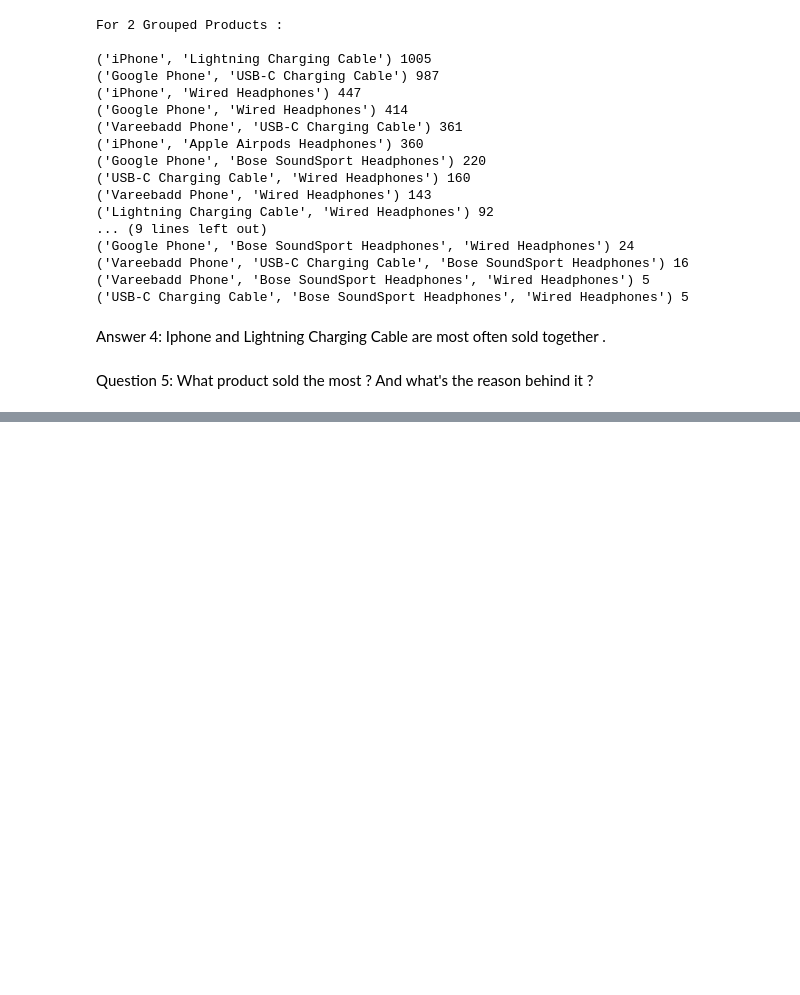
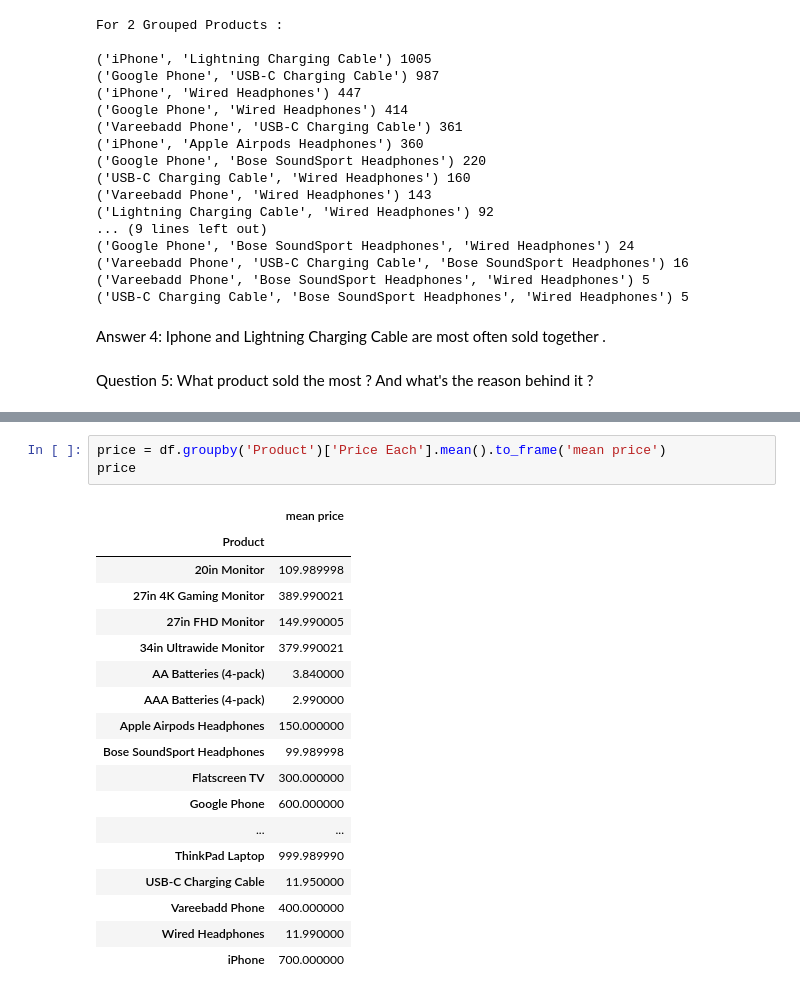
Before and after one commit to Mirazbd123/Project, a Jupyter notebook: sales_analysis.ipynb, the cells around one changed output, grey strips where cells are left out. Saved outputs shown, nothing was run; the diff lists cells and outputs as text; blank space fills up the shorter version.

```diff
--- a/sales_analysis.ipynb
+++ b/sales_analysis.ipynb
@@ -348,0 +349,22 @@ plt.show()
+# %%
+price = df.groupby('Product')['Price Each'].mean().to_frame('mean price')
+price
+# %% [output]
+|  | mean price |
+| Product |  |
+| 20in Monitor | 109.989998 |
+| 27in 4K Gaming Monitor | 389.990021 |
+| 27in FHD Monitor | 149.990005 |
+| 34in Ultrawide Monitor | 379.990021 |
+| AA Batteries (4-pack) | 3.840000 |
+| AAA Batteries (4-pack) | 2.990000 |
+| Apple Airpods Headphones | 150.000000 |
+| Bose SoundSport Headphones | 99.989998 |
+| Flatscreen TV | 300.000000 |
+| Google Phone | 600.000000 |
+| ... | ... |
+| ThinkPad Laptop | 999.989990 |
+| USB-C Charging Cable | 11.950000 |
+| Vareebadd Phone | 400.000000 |
+| Wired Headphones | 11.990000 |
+| iPhone | 700.000000 |
```
Also changed, not shown: parts of 4 cells of this notebook.
